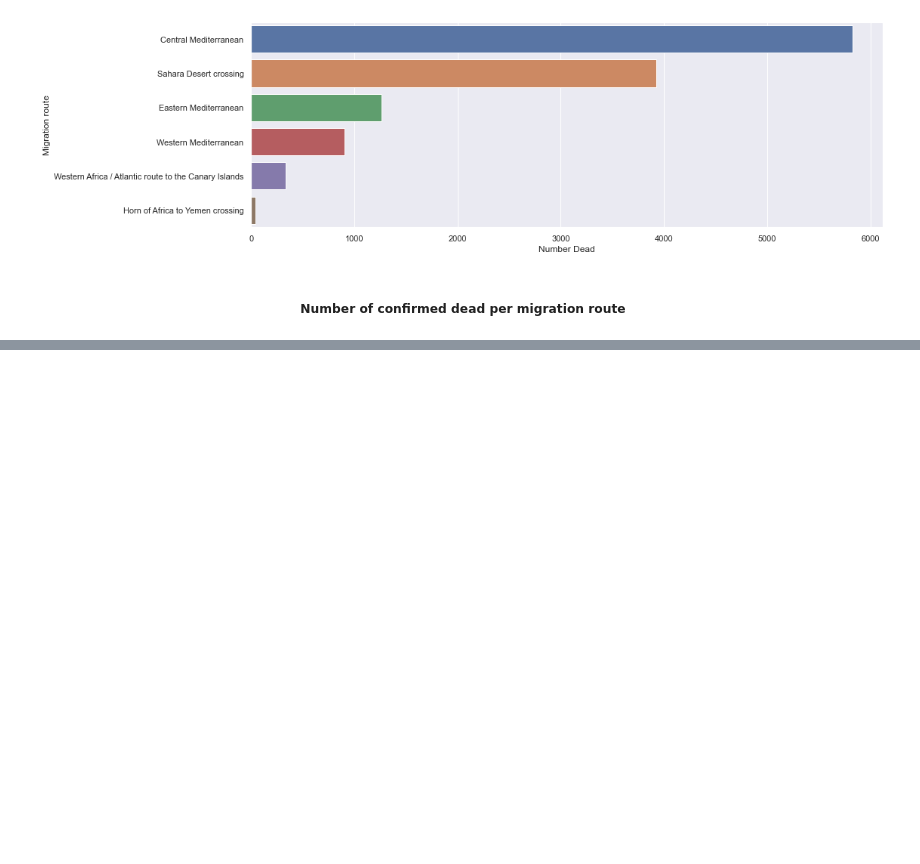
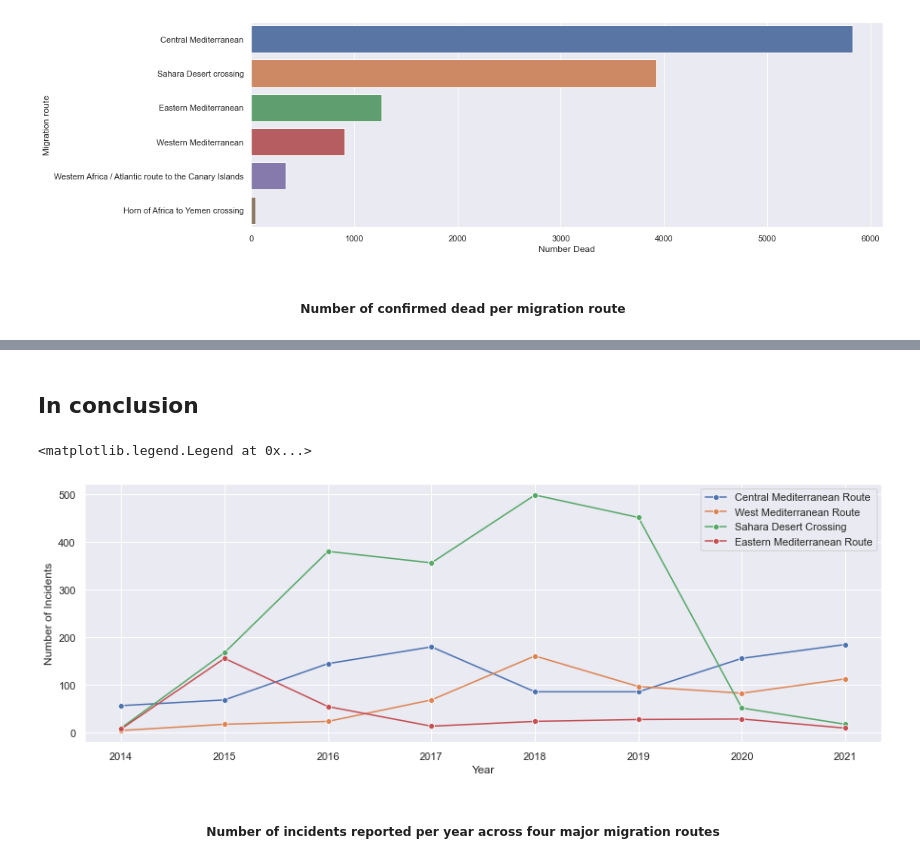
Before and after one commit to Lockne/Migrant, a Jupyter notebook: Migrant Analysis Project.ipynb, the cells around one changed output, grey strips where cells are left out. Cells and saved outputs as stored; diff of their text form; code cells hidden in the pictures; blank space fills up the shorter version.

```diff
--- a/Migrant Analysis Project.ipynb
+++ b/Migrant Analysis Project.ipynb
@@ -289,0 +231,13 @@ plt.legend(['Central Mediterranean Route', 'West Mediterranean Route', 'Sahara D
+# %% [markdown]
+## In conclusion
+# %%
+sns.lineplot(data=noi_cm_incident, x='Year', y='Number of Incidents', marker='o')
+sns.lineplot(data=noi_wm_incident, x='Year', y='Number of Incidents', marker='o')
+sns.lineplot(data=noi_sd_incident, x='Year', y='Number of Incidents', marker='o')
+sns.lineplot(data=noi_em_incident, x='Year', y='Number of Incidents', marker='o')
+plt.legend(['Central Mediterranean Route', 'West Mediterranean Route', 'Sahara Desert Crossing', 'Eastern Mediterranean Route'])
+# %% [output]
+<matplotlib.legend.Legend at 0x...>
+[figure, added]
+# %% [markdown]
+<h5><center>Number of incidents reported per year across four major migration routes</center></h5>
```
Also changed, not shown: parts of 48 cells of this notebook.
